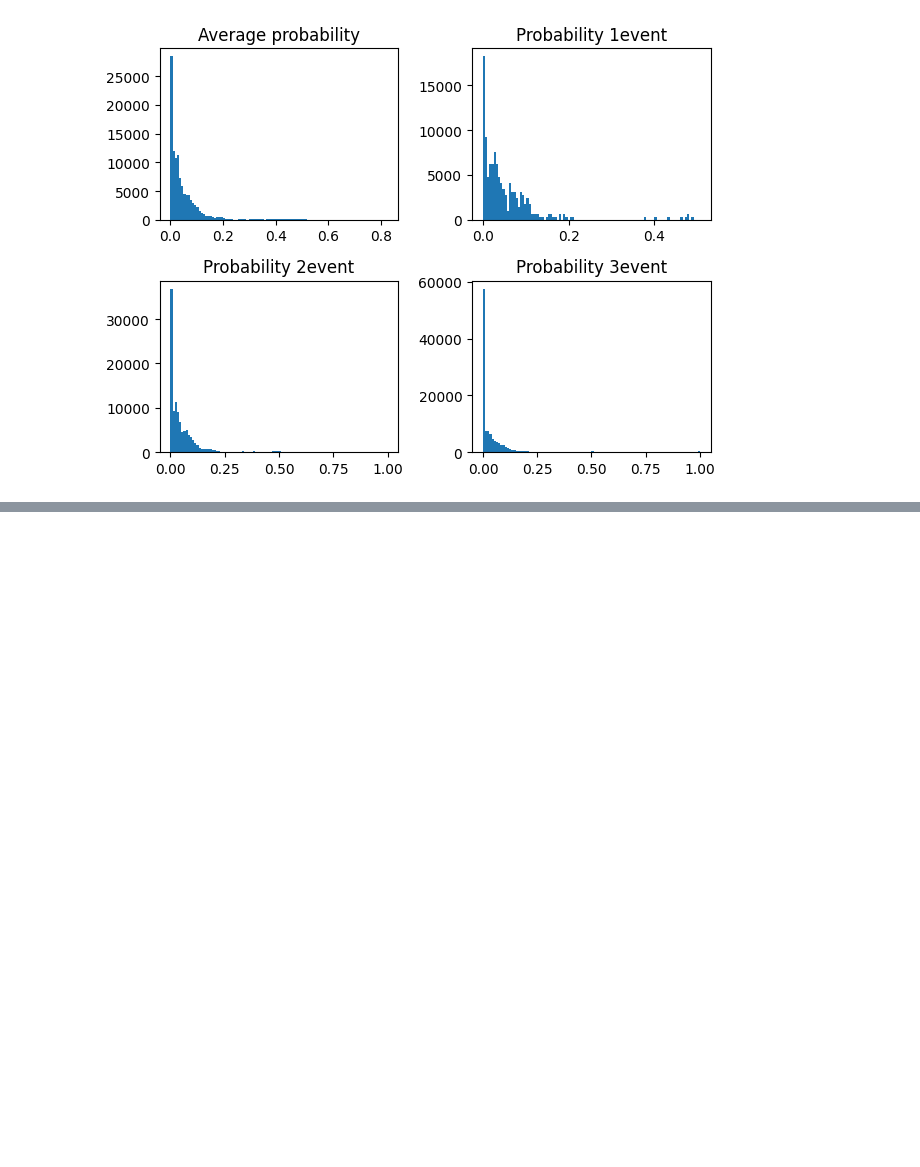
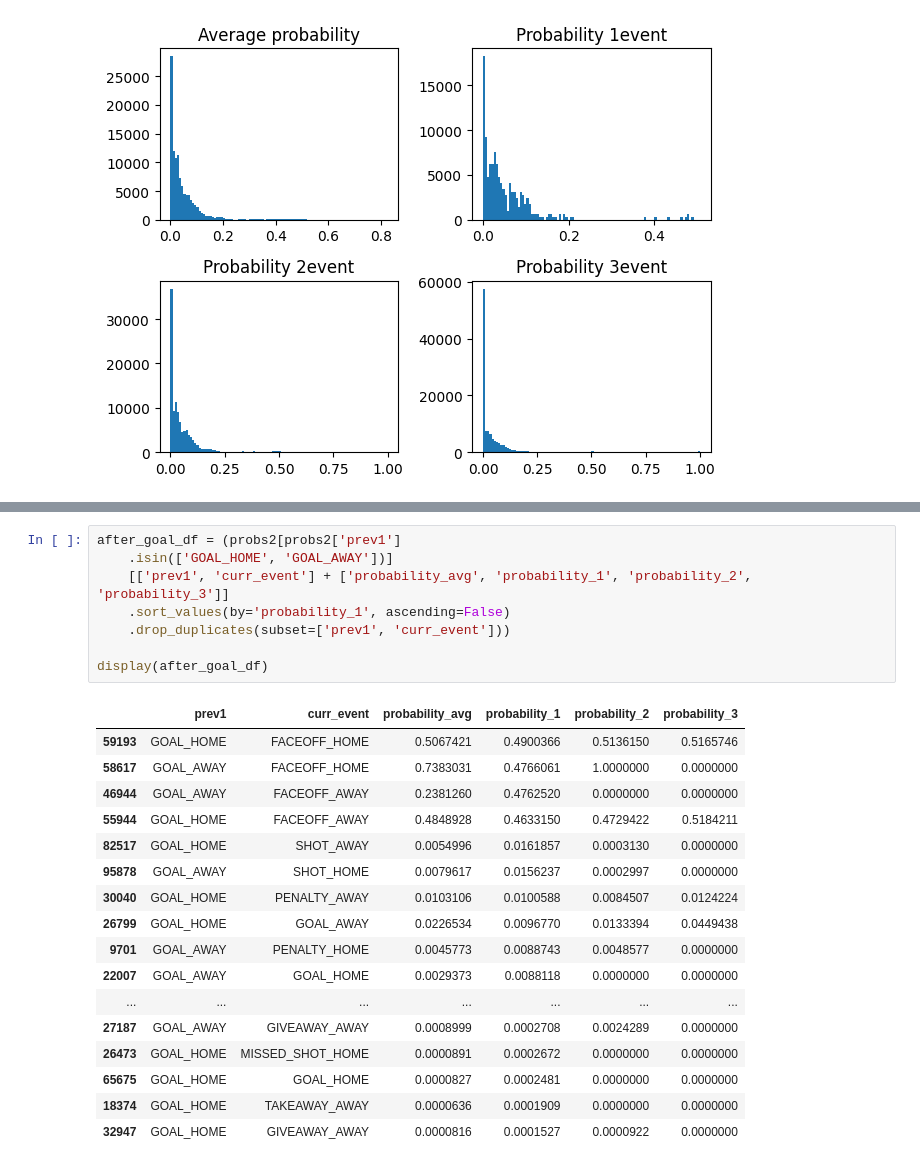
Before and after one commit to jeffxhansen/NHL_Win_Predictor, a Jupyter notebook: jeff.ipynb, the cells around one changed output, grey strips where cells are left out. Drawn from its saved outputs; the diff is of its cells as text; blank space fills up the shorter version.

```diff
--- a/jeff.ipynb
+++ b/jeff.ipynb
@@ -387,0 +629,26 @@ plt.show()
+# %%
+after_goal_df = (probs2[probs2['prev1']
+    .isin(['GOAL_HOME', 'GOAL_AWAY'])]
+    [['prev1', 'curr_event'] + ['probability_avg', 'probability_1', 'probability_2', 'probability_3']]
+    .sort_values(by='probability_1', ascending=False)
+    .drop_duplicates(subset=['prev1', 'curr_event']))
+
+display(after_goal_df)
+# %% [output]
+|  | prev1 | curr_event | probability_avg | probability_1 | probability_2 | probability_3 |
+| 59193 | GOAL_HOME | FACEOFF_HOME | 0.5067421 | 0.4900366 | 0.5136150 | 0.5165746 |
+| 58617 | GOAL_AWAY | FACEOFF_HOME | 0.7383031 | 0.4766061 | 1.0000000 | 0.0000000 |
+| 46944 | GOAL_AWAY | FACEOFF_AWAY | 0.2381260 | 0.4762520 | 0.0000000 | 0.0000000 |
+| 55944 | GOAL_HOME | FACEOFF_AWAY | 0.4848928 | 0.4633150 | 0.4729422 | 0.5184211 |
+| 82517 | GOAL_HOME | SHOT_AWAY | 0.0054996 | 0.0161857 | 0.0003130 | 0.0000000 |
+| 95878 | GOAL_AWAY | SHOT_HOME | 0.0079617 | 0.0156237 | 0.0002997 | 0.0000000 |
+| 30040 | GOAL_HOME | PENALTY_AWAY | 0.0103106 | 0.0100588 | 0.0084507 | 0.0124224 |
+| 26799 | GOAL_HOME | GOAL_AWAY | 0.0226534 | 0.0096770 | 0.0133394 | 0.0449438 |
+| 9701 | GOAL_AWAY | PENALTY_HOME | 0.0045773 | 0.0088743 | 0.0048577 | 0.0000000 |
+| 22007 | GOAL_AWAY | GOAL_HOME | 0.0029373 | 0.0088118 | 0.0000000 | 0.0000000 |
+| ... | ... | ... | ... | ... | ... | ... |
+| 27187 | GOAL_AWAY | GIVEAWAY_AWAY | 0.0008999 | 0.0002708 | 0.0024289 | 0.0000000 |
+| 26473 | GOAL_HOME | MISSED_SHOT_HOME | 0.0000891 | 0.0002672 | 0.0000000 | 0.0000000 |
+| 65675 | GOAL_HOME | GOAL_HOME | 0.0000827 | 0.0002481 | 0.0000000 | 0.0000000 |
+| 18374 | GOAL_HOME | TAKEAWAY_AWAY | 0.0000636 | 0.0001909 | 0.0000000 | 0.0000000 |
+| 32947 | GOAL_HOME | GIVEAWAY_AWAY | 0.0000816 | 0.0001527 | 0.0000922 | 0.0000000 |
```
Also changed, not shown: parts of 17 cells of this notebook.
